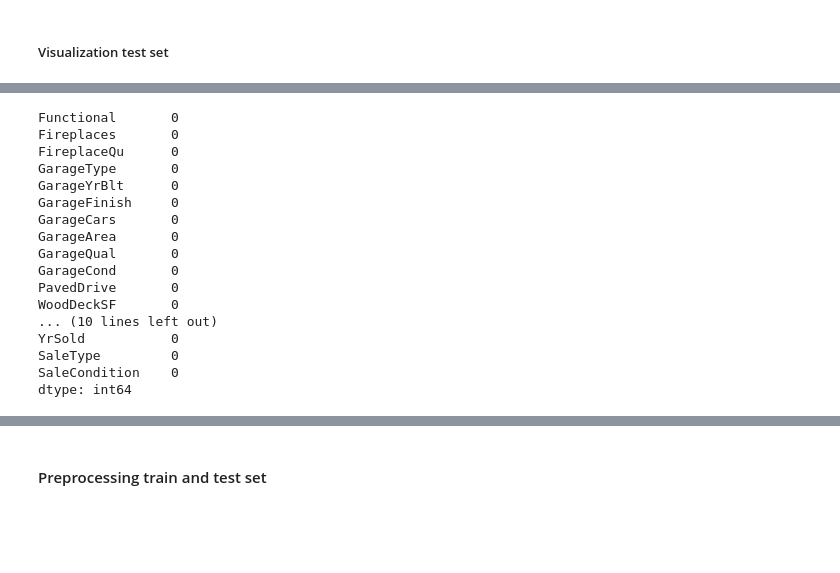
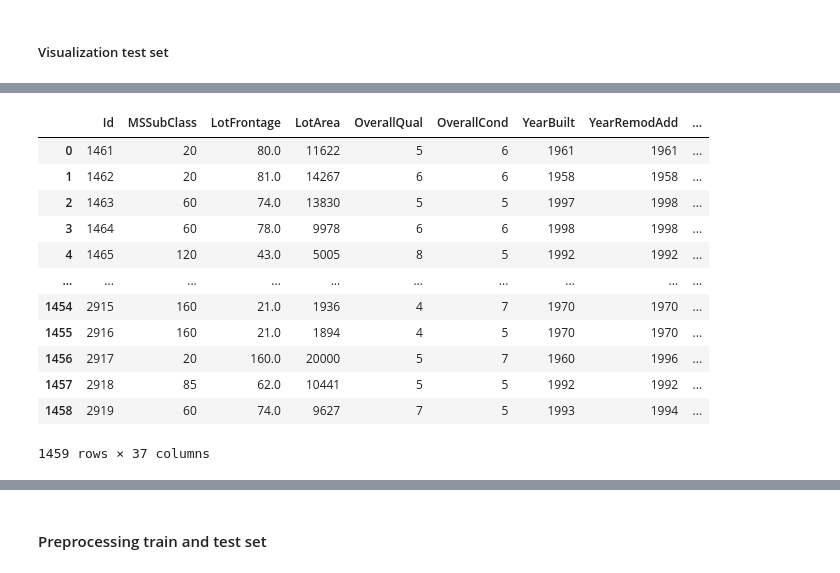
Before and after one commit to nntrivi2001/House-Prices-Prediction---XGBoost, a Jupyter notebook: House Prices Competition/HousePrices.ipynb, the cells around one changed output, grey strips where cells are left out. Cells and saved outputs as stored; diff of their text form; code cells hidden in the pictures; blank space fills up the shorter version.

```diff
--- a/House Prices Competition/HousePrices.ipynb
+++ b/House Prices Competition/HousePrices.ipynb
@@ -257,20 +80,16 @@ dtype: int64
-# %%
-test_df.iloc[:,53:80].isnull().sum()
-# %% [output]
-Functional       0
-Fireplaces       0
-FireplaceQu      0
-GarageType       0
-GarageYrBlt      0
-GarageFinish     0
-GarageCars       0
-GarageArea       0
-GarageQual       0
-GarageCond       0
-PavedDrive       0
-WoodDeckSF       0
-... (10 lines left out)
-YrSold           0
-SaleType         0
-SaleCondition    0
-dtype: int64
+# %%
+test_df.select_dtypes(include=["float", 'int'])
+# %% [output]
+|  | Id | MSSubClass | LotFrontage | LotArea | OverallQual | OverallCond | YearBuilt | YearRemodAdd | ... |
+| 0 | 1461 | 20 | 80.0 | 11622 | 5 | 6 | 1961 | 1961 | ... |
+| 1 | 1462 | 20 | 81.0 | 14267 | 6 | 6 | 1958 | 1958 | ... |
+| 2 | 1463 | 60 | 74.0 | 13830 | 5 | 5 | 1997 | 1998 | ... |
+| 3 | 1464 | 60 | 78.0 | 9978 | 6 | 6 | 1998 | 1998 | ... |
+| 4 | 1465 | 120 | 43.0 | 5005 | 8 | 5 | 1992 | 1992 | ... |
+| ... | ... | ... | ... | ... | ... | ... | ... | ... | ... |
+| 1454 | 2915 | 160 | 21.0 | 1936 | 4 | 7 | 1970 | 1970 | ... |
+| 1455 | 2916 | 160 | 21.0 | 1894 | 4 | 5 | 1970 | 1970 | ... |
+| 1456 | 2917 | 20 | 160.0 | 20000 | 5 | 7 | 1960 | 1996 | ... |
+| 1457 | 2918 | 85 | 62.0 | 10441 | 5 | 5 | 1992 | 1992 | ... |
+| 1458 | 2919 | 60 | 74.0 | 9627 | 7 | 5 | 1993 | 1994 | ... |
+1459 rows × 37 columns
```
Also changed, not shown: parts of 32 cells of this notebook.
